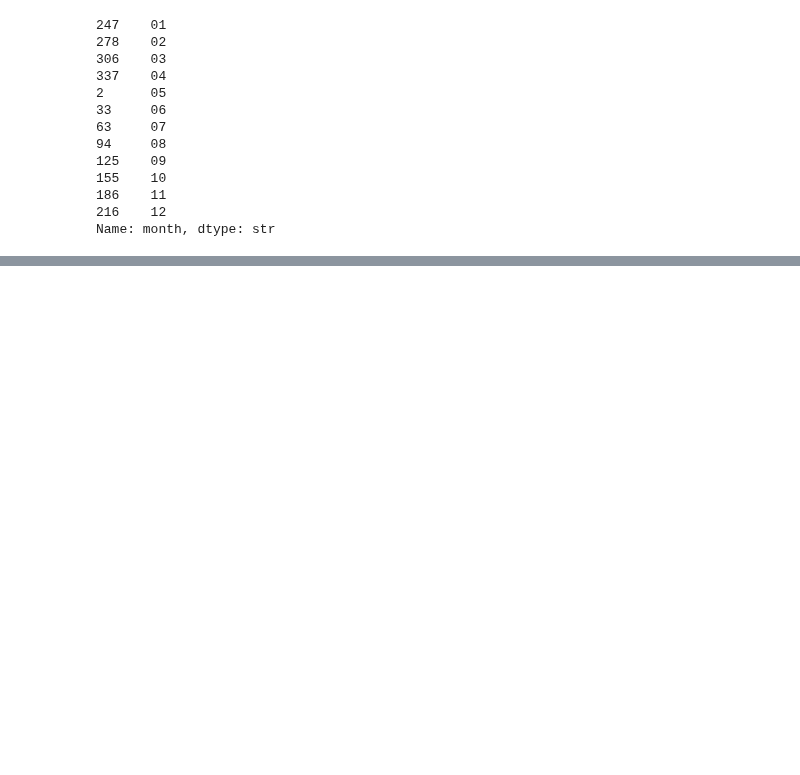
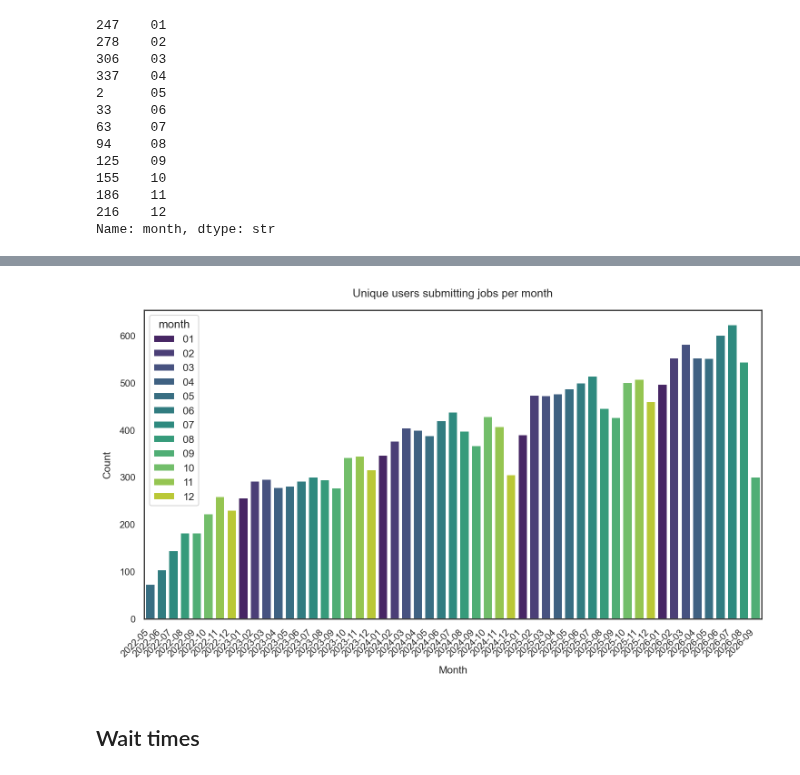
Before and after one commit to kcl-eresearch/hpc-data-analysis, a Jupyter notebook: notebooks/2026-08-usage-analysis.ipynb, the cells around one changed output, grey strips where cells are left out. Cells and saved outputs as stored; diff of their text form; code cells hidden in the pictures; blank space fills up the shorter version.

```diff
--- a/notebooks/2026-08-usage-analysis.ipynb
+++ b/notebooks/2026-08-usage-analysis.ipynb
@@ -509,7 +496,8 @@ df_long['time_submit'] = df_long['time_start'] - pd.to_timedelta(df_long['wait_s
 # %%
-df_long['submit_day'] = df_long['time_submit'].dt.floor('D')
+df['time_submit'] = df['time_start'] - pd.to_timedelta(df['wait_sec'], unit='s')
+df['submit_day'] = df['time_submit'].dt.floor('D')
 
-df_to_plot = df_long[['submit_day', 'username']].drop_duplicates().groupby(["submit_day"]).count().reset_index()
+df_to_plot = df[['submit_day', 'username']].drop_duplicates().groupby(["submit_day"]).count().reset_index()
 df_to_plot = df_to_plot[df_to_plot['submit_day'] != unix_zerotime]
 df_to_plot['submit_month'] = df_to_plot['submit_day'].dt.strftime('%Y-%m')
 df_to_plot['month'] = df_to_plot['submit_day'].dt.strftime('%m')
@@ -549,0 +537,23 @@ plt.show()
+# %%
+df['submit_month'] = df['submit_day'].dt.strftime('%Y-%m')
+df['month'] = df['submit_day'].dt.strftime('%m')
+
+df_to_plot = df[['submit_month', 'month', 'username']].drop_duplicates().groupby(["submit_month", "month"]).count().reset_index()
+df_to_plot = df_to_plot[df_to_plot['submit_month'] != '2022-04']
+df_to_plot = df_to_plot[df_to_plot['submit_month'] != '1970-01']
+# %%
+plt.figure(figsize=(10, 6))
+
+sns.barplot(data=df_to_plot, x='submit_month', y='username', hue='month',
+            hue_order=legend_order, palette='viridis')
+
+plt.xticks(rotation=45, ha='right')
+plt.xlabel('Month')
+plt.ylabel('Count')
+plt.title('Unique users submitting jobs per month')
+plt.tight_layout()
+plt.show()
+# %% [output]
+[figure, added]
+# %% [markdown]
+## Wait times
```
Also changed, not shown: parts of 24 cells of this notebook.
